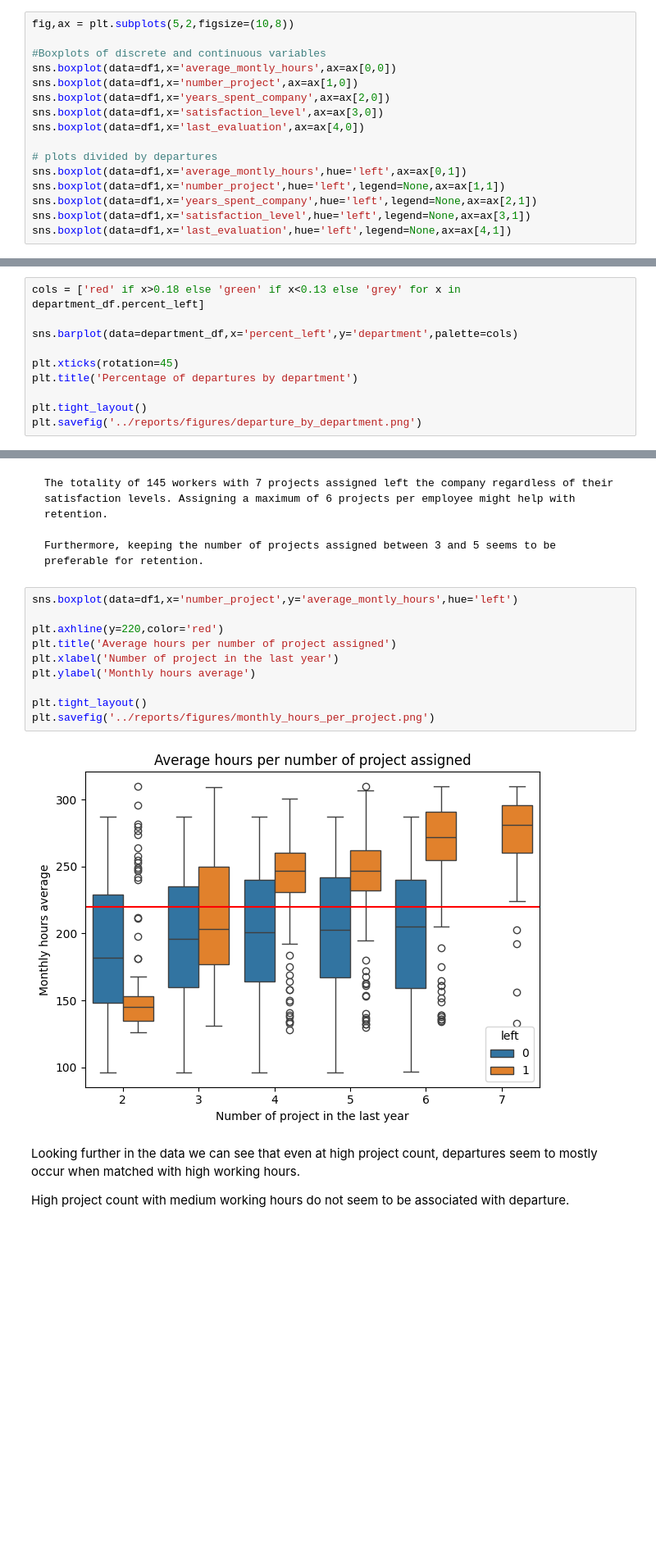
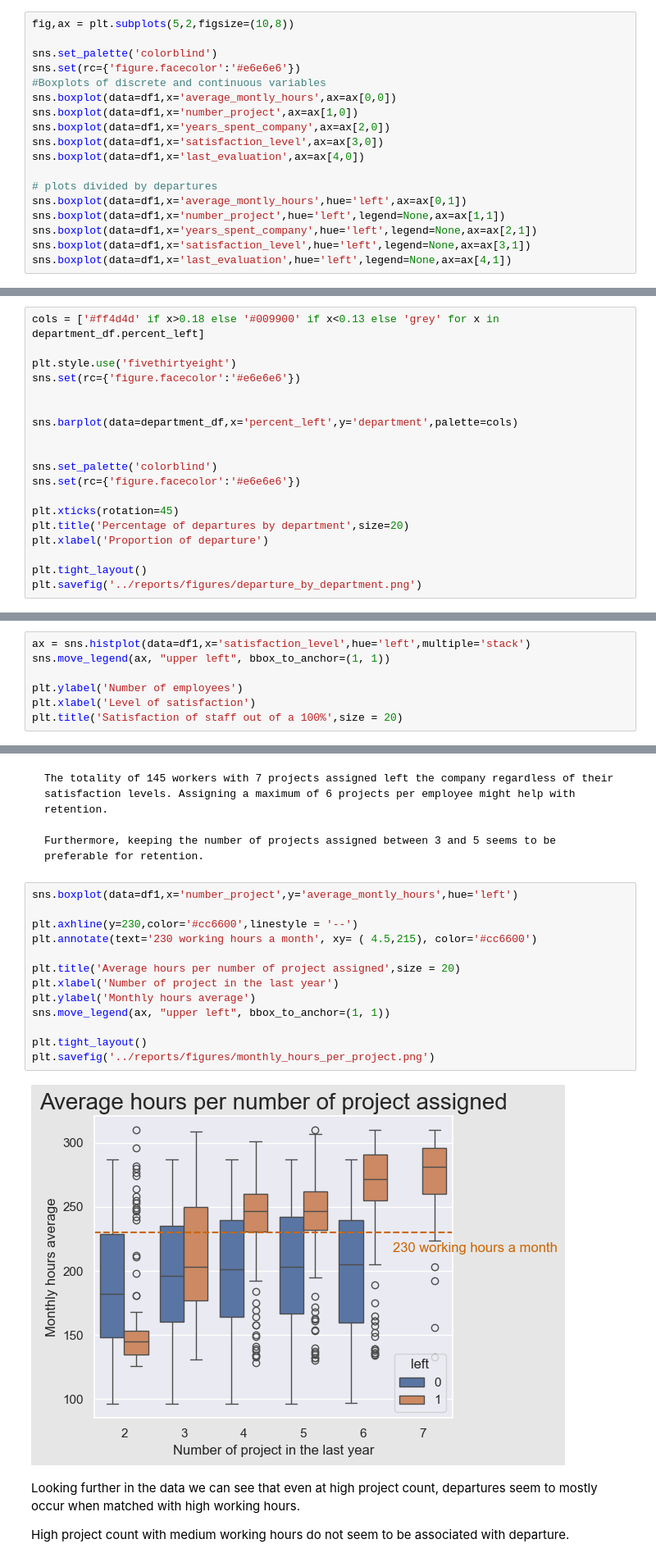
Before and after one commit to Max0513/Turn-over-analysis---Saliford-, a Jupyter notebook: Notebooks/data_cleanup.ipynb, the cells around one changed output, grey strips where cells are left out. Shown at 82% size. Saved outputs shown, nothing was run; the diff lists cells and outputs as text; blank space fills up the shorter version.

Commit message:
Formating of graphs

```diff
--- a/Notebooks/data_cleanup.ipynb
+++ b/Notebooks/data_cleanup.ipynb
@@ -109,6 +89,8 @@ plt.style.available
 # %%
 fig,ax = plt.subplots(5,2,figsize=(10,8))
 
+sns.set_palette('colorblind')
+sns.set(rc={'figure.facecolor':'#e6e6e6'})
 #Boxplots of discrete and continuous variables
 sns.boxplot(data=df1,x='average_montly_hours',ax=ax[0,0])
 sns.boxplot(data=df1,x='number_project',ax=ax[1,0])
@@ -453,12 +435,21 @@ department_df[['percent_left']].join(department_proportion).rename(columns={'pro
 | RandD | 0.12 | 0.06 |
 | management | 0.12 | 0.04 |
 # %%
-cols = ['red' if x>0.18 else 'green' if x<0.13 else 'grey' for x in department_df.percent_left]
+cols = ['#ff4d4d' if x>0.18 else '#009900' if x<0.13 else 'grey' for x in department_df.percent_left]
+
+plt.style.use('fivethirtyeight')
+sns.set(rc={'figure.facecolor':'#e6e6e6'})
+
 
 sns.barplot(data=department_df,x='percent_left',y='department',palette=cols)
 
+
+sns.set_palette('colorblind')
+sns.set(rc={'figure.facecolor':'#e6e6e6'})
+
 plt.xticks(rotation=45)
-plt.title('Percentage of departures by department')
+plt.title('Percentage of departures by department',size=20)
+plt.xlabel('Proportion of departure')
 
 plt.tight_layout()
 plt.savefig('../reports/figures/departure_by_department.png')
@@ -524,0 +511,7 @@ sns.histplot(data=df1,x='satisfaction_level',hue='left',multiple='stack')
+# %%
+ax = sns.histplot(data=df1,x='satisfaction_level',hue='left',multiple='stack')
+sns.move_legend(ax, "upper left", bbox_to_anchor=(1, 1))
+
+plt.ylabel('Number of employees')
+plt.xlabel('Level of satisfaction')
+plt.title('Satisfaction of staff out of a 100%',size = 20)
@@ -675,15 +676,18 @@ dfi.export(table_num_project,'../reports/figures/table_departure_per_years.png')
 # %%
 sns.boxplot(data=df1,x='number_project',y='average_montly_hours',hue='left')
 
-plt.axhline(y=220,color='red')
-plt.title('Average hours per number of project assigned')
+plt.axhline(y=230,color='#cc6600',linestyle = '--')
+plt.annotate(text='230 working hours a month', xy= ( 4.5,215), color='#cc6600')
+
+plt.title('Average hours per number of project assigned',size = 20)
 plt.xlabel('Number of project in the last year')
 plt.ylabel('Monthly hours average')
+sns.move_legend(ax, "upper left", bbox_to_anchor=(1, 1))
 
 plt.tight_layout()
 plt.savefig('../reports/figures/monthly_hours_per_project.png')
 # %% [output]
-[figure, old version]
+[figure, new version]
 # %% [markdown]
 Looking further in the data we can see that even at high project count, departures seem to mostly occur when matched with high working hours.
 
```
Also changed, not shown: parts of 20 cells of this notebook, 11 other files.
